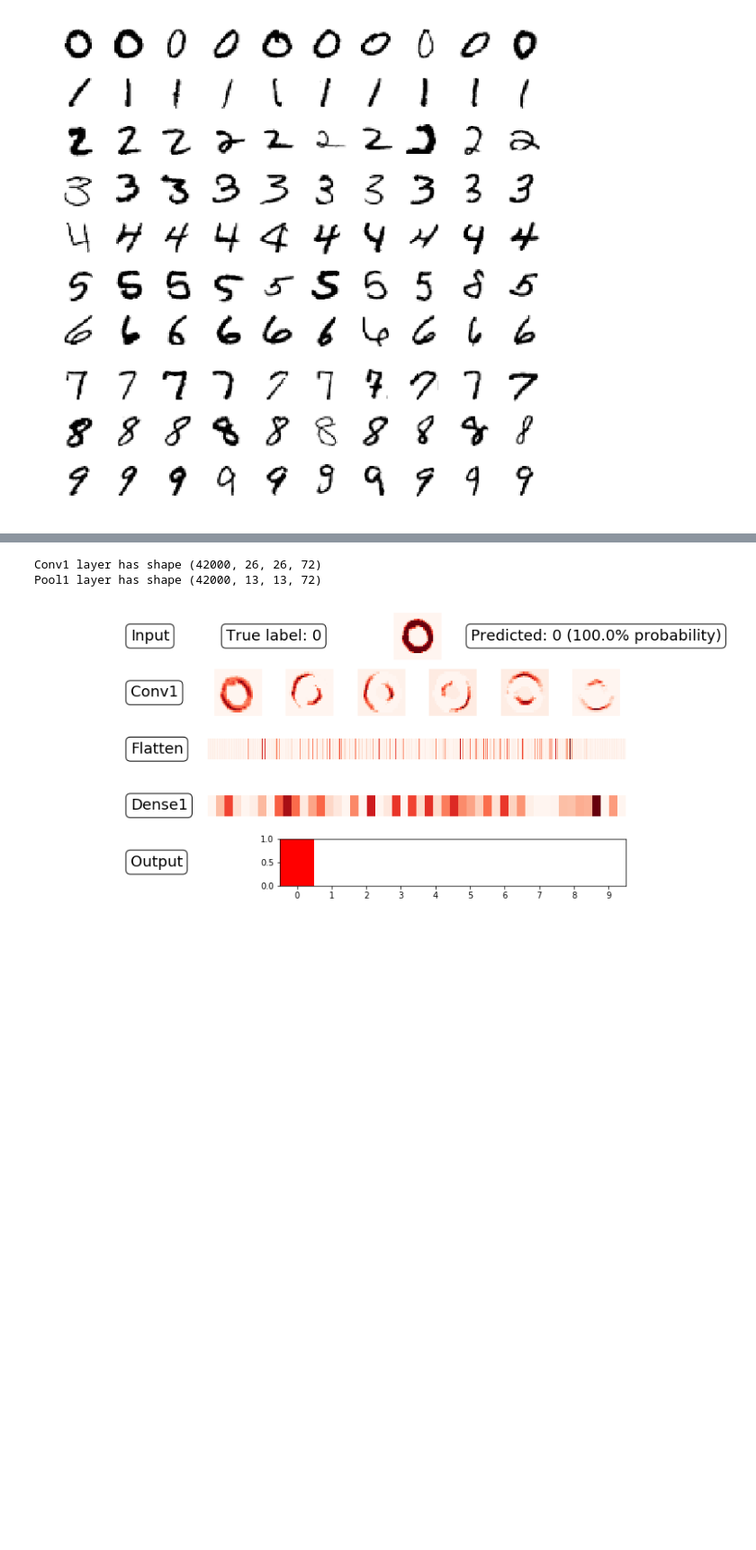
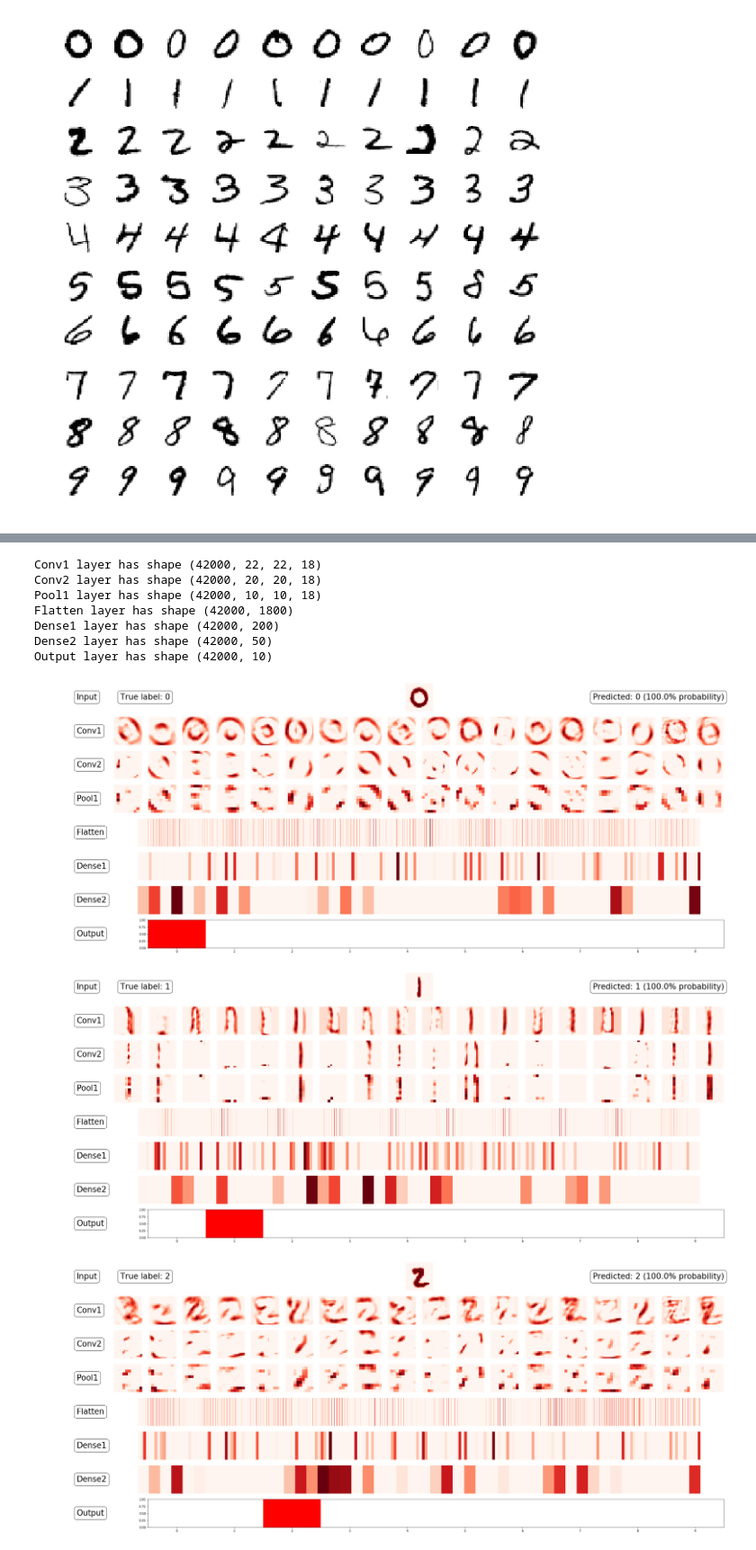
Before and after one commit to jack89roberts/kaggle-digit-recognizer, a Jupyter notebook: digit_recognizer.ipynb, the cells around one changed output, grey strips where cells are left out. Shown at 90% size. Cells and saved outputs as stored; diff of their text form; code cells hidden in the pictures; blank space fills up the shorter version.

Commit message:
notebook with network run for more epochs

```diff
--- a/digit_recognizer.ipynb
+++ b/digit_recognizer.ipynb
@@ -53,23 +53,24 @@ layers = OrderedDict({
           # DEFINE NETWORK LAYERS, EXCLUDING OUTPUT LAYER.
           # KEY AND GIVEN NAME ARGUMENT MUST BE THE SAME.
           ######################################################
-          'Conv1': Conv2D(72, kernel_size=(3, 3),
+          'Conv1': Conv2D(18, kernel_size=(7, 7),
                           activation='relu',name='Conv1',
                           input_shape=(img_rows, img_cols, 1)),
-#          'Conv2': Conv2D(12, kernel_size=(3, 3),
-#                          activation='relu',name='Conv2'),
+          'Conv2': Conv2D(18, kernel_size=(3, 3),
+                          activation='relu',name='Conv2'),
           'Pool1': MaxPool2D(pool_size=(2, 2), strides=2,
                           name='Pool1'),
-          'Conv3': Conv2D(12, kernel_size=(3, 3),
-                          activation='relu',name='Conv3'),
           'Flatten': Flatten(name='Flatten'),
-          'Dense1': Dense(50, activation='relu',name='Dense1'),
+          'Dense1': Dense(200, activation='relu',name='Dense1'),
+          'Dense2': Dense(50, activation='relu',name='Dense2'),
           ######################################################
           # PLEASE DO NOT CHANGE OUTPUT LAYER
           'Output': Dense(num_classes, activation='softmax',
                           name='Output')
           ######################################################
         })
+
+
 
 n_layers = len(layers)
 
@@ -86,7 +87,7 @@ model.compile(loss=keras.losses.categorical_crossentropy,
 # Fit model
 model.fit(X, y,
           batch_size=100,
-          epochs=3,
+          epochs=30,
           validation_split = 0.2)
 # %% [output]
 Train on 33600 samples, validate on 8400 samples
@@ -101,7 +112,7 @@ Epoch 3/3
 layer_out = OrderedDict({})
 
 prev_layer_out = None
-max_filters = 0
+max_filters = 6 # initialise to some small non-zero value to deal with case where no convolutional layers
 
 for key in layers.keys():
     layer_model = Sequential()
@@ -121,18 +132,25 @@ for key in layers.keys():
 
     print(key, 'layer has shape',layer_out[key].shape)
 # %% [output]
-Conv1 layer has shape (42000, 26, 26, 72)
-Pool1 layer has shape (42000, 13, 13, 72)
+Conv1 layer has shape (42000, 22, 22, 18)
+Conv2 layer has shape (42000, 20, 20, 18)
+Pool1 layer has shape (42000, 10, 10, 18)
+Flatten layer has shape (42000, 1800)
+Dense1 layer has shape (42000, 200)
+Dense2 layer has shape (42000, 50)
+Output layer has shape (42000, 10)
 # %%
 def plot_network(img_id):
 
     props = dict(boxstyle='round', facecolor='w')
 
-    plt.figure(figsize=(2*max_filters,1.5*n_layers))
-
     nrows = n_layers+1
     txtwidth = max([int(max_filters/12),2])
     ncols = max_filters+txtwidth
+
+    fsize = 1.3*ncols#18*(ncols/14)
+
+    plt.figure(figsize=(2*ncols,2*nrows))
 
     ####################
     # input
@@ -142,7 +160,7 @@ def plot_network(img_id):
     row = 1
     ax = plt.subplot2grid((nrows, ncols), (0, 0), colspan=txtwidth)
     plt.plot([0,0],[1,1])
-    ax.text(0, 1, 'Input', verticalalignment='center',fontsize=18,bbox=props)
+    ax.text(0, 1, 'Input', verticalalignment='center',fontsize=fsize,bbox=props)
     plt.axis('off')
 
     # show input image
@@ -156,18 +174,18 @@ def plot_network(img_id):
     plt.plot([0,0],[1,1])
     ax.text(0,1,
             'True label: '+str(y[img_id,:].argmax()),
-            verticalalignment='center',horizontalalignment='center',fontsize=18,bbox=props)
+            verticalalignment='center',horizontalalignment='center',fontsize=fsize,bbox=props)
     plt.axis('off')
 
     # predicted label for input image
-    ax = plt.subplot2grid((nrows, ncols), (0, ncols-txtwidth+1), colspan=txtwidth)
+    ax = plt.subplot2grid((nrows, ncols), (0, ncols-txtwidth-1), colspan=txtwidth)
     plt.plot([0,0],[1,1])
     ax.text(0,1,
             'Predicted: '+
             str(layer_out['Output'][img_id,:].argmax())+
             ' ({:.1f}% probability)'.format(100*layer_out['Output'][img_id,:].max()),
             verticalalignment='center',horizontalalignment='center',
-            fontsize=18,bbox=props)
+            fontsize=fsize,bbox=props)
     plt.axis('off')
 
     #######################
@@ -181,7 +199,7 @@ def plot_network(img_id):
         #ax = plt.subplot(nrows, ncols, (row-1)*ncols + 1)
         ax = plt.subplot2grid((nrows, ncols), (row-1, 0), colspan=txtwidth)
         plt.plot([0,0],[1,1])
-        ax.text(0, 1, key, verticalalignment='center',fontsize=18,bbox=props)
+        ax.text(0, 1, key, verticalalignment='center',fontsize=fsize,bbox=props)
         plt.axis('off')
 
         # bar plot for output layer
@@ -209,9 +227,11 @@ def plot_network(img_id):
             plt.imshow(layer_out[key][img_id,:].reshape(1,n_filters),aspect=max([n_filters/20,1]))
             plt.axis('off')
 # %%
-plot_imgs = [1]#,2,16,9,3,8,72,6,10,11,35348]
+plot_imgs = [1,2,16,9,3,8,72,6,10,11]
 
 for img_id in plot_imgs:
     plot_network(img_id)
 # %% [output]
-[figure, old version]
+[figure, new version]
+[figure, added]
+[figure, added]
```
Also changed, not shown: parts of 4 cells of this notebook.
